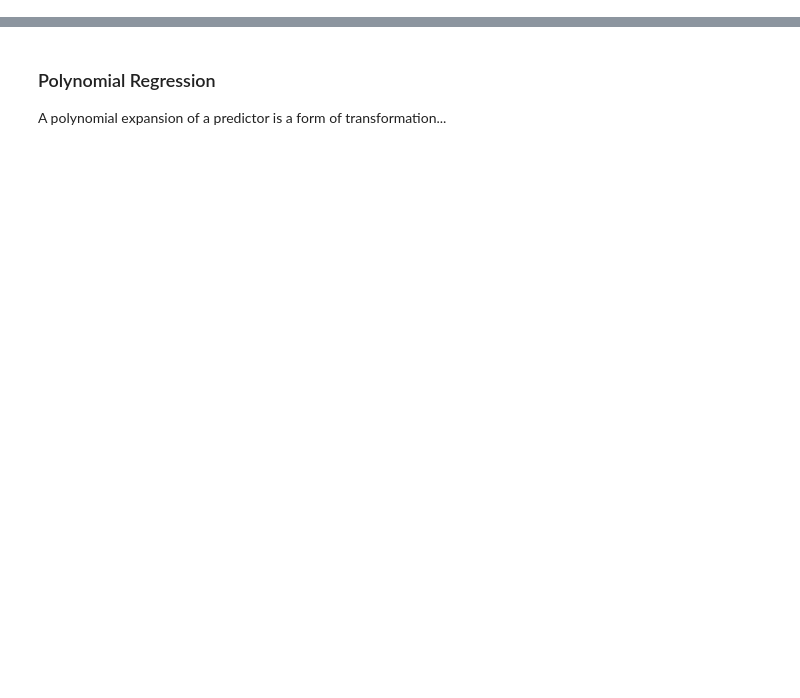
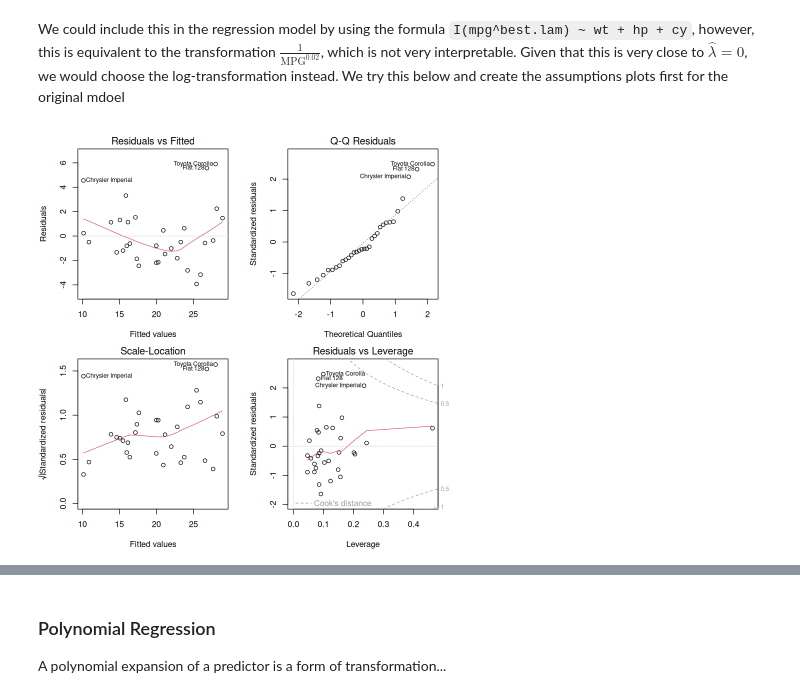
Before and after one commit to PCHN63101-Advanced-Data-Skills/Assumptions-Diagnostics-Transforms, a Jupyter notebook: 5.transformations.ipynb, the cells around one changed output, grey strips where cells are left out. Saved outputs shown, nothing was run; the diff lists cells and outputs as text; code cells hidden in the pictures; blank space fills up the shorter version.

```diff
--- a/5.transformations.ipynb
+++ b/5.transformations.ipynb
@@ -10,0 +36,8 @@ Typically, transforming the outcome concerns the distributional assumptions of t
+# %% [markdown]
+We could include this in the regression model by using the formula `I(mpg^best.lam) ~ wt + hp + cy`, however, this is equivalent to the transformation $\frac{1}{\text{MPG}^{0.02}}$, which is not very interpretable. Given that this is very close to $\hat{\lambda} = 0$, we would choose the log-transformation instead. We try this below and create the assumptions plots first for the original mdoel
+# %%
+log.mod <- lm(log(mpg) ~ wt + hp + cyl, data=mtcars)
+par(mfrow=c(2,2), mar=c(4,4,2,2))
+plot(mod)
+# %% [output]
+[figure, added]
```
Also changed, not shown: parts of 26 cells of this notebook, 28 other files.
